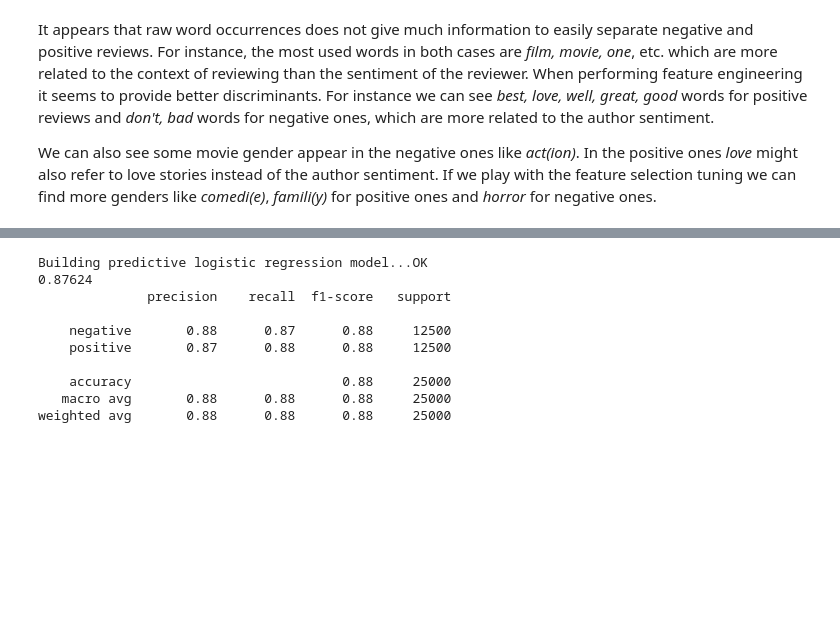
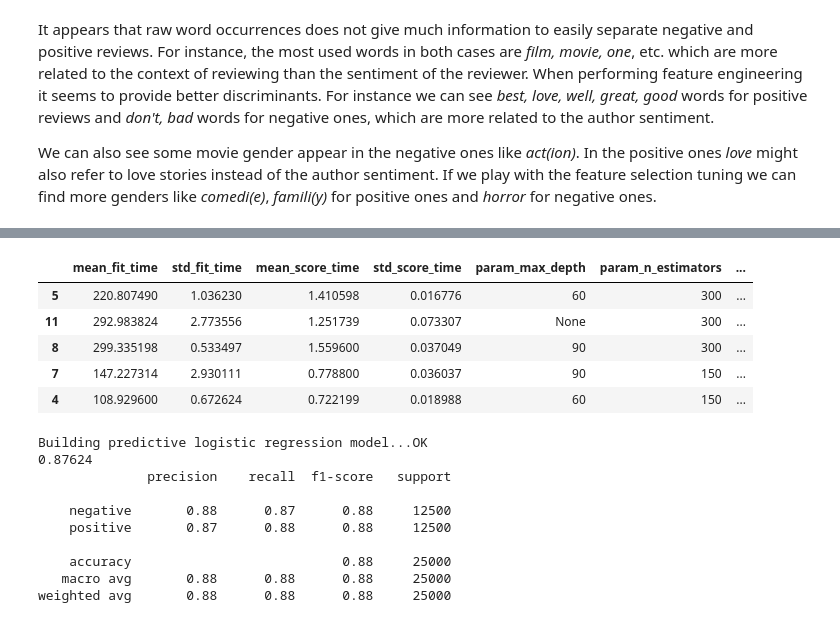
Before and after one commit to claustres/ml-mooc, a Jupyter notebook: Machine Learning/chapter6/Capstone-Project.ipynb, the cells around one changed output, grey strips where cells are left out. Saved outputs shown, nothing was run; the diff lists cells and outputs as text; code cells hidden in the pictures; blank space fills up the shorter version.

```diff
--- a/Machine Learning/chapter6/Capstone-Project.ipynb
+++ b/Machine Learning/chapter6/Capstone-Project.ipynb
@@ -370,3 +433,13 @@ weighted avg       0.85      0.85      0.85     25000
+# %%
+# Show which parameters have given best results
+results.head()
+# %% [output]
+|  | mean_fit_time | std_fit_time | mean_score_time | std_score_time | param_max_depth | param_n_estimators | ... |
+| 5 | 220.807490 | 1.036230 | 1.410598 | 0.016776 | 60 | 300 | ... |
+| 11 | 292.983824 | 2.773556 | 1.251739 | 0.073307 | None | 300 | ... |
+| 8 | 299.335198 | 0.533497 | 1.559600 | 0.037049 | 90 | 300 | ... |
+| 7 | 147.227314 | 2.930111 | 0.778800 | 0.036037 | 90 | 150 | ... |
+| 4 | 108.929600 | 0.672624 | 0.722199 | 0.018988 | 60 | 150 | ... |
 # %%
 # Now we can try to use another model like Logistic Regression to check if it is better
 from sklearn.linear_model import LogisticRegression
```
Also changed, not shown: parts of 9 cells of this notebook.
